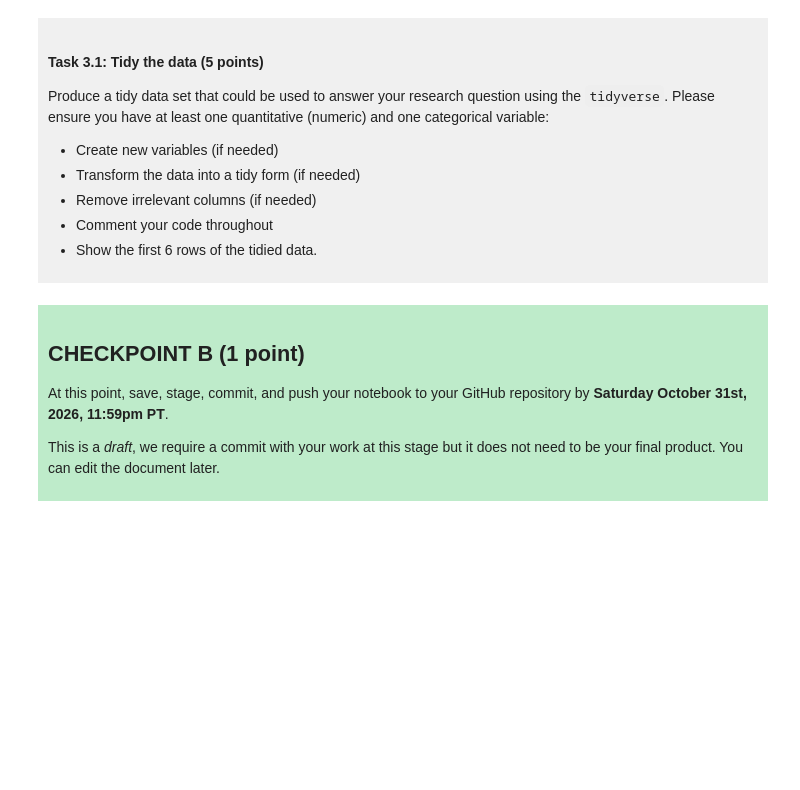
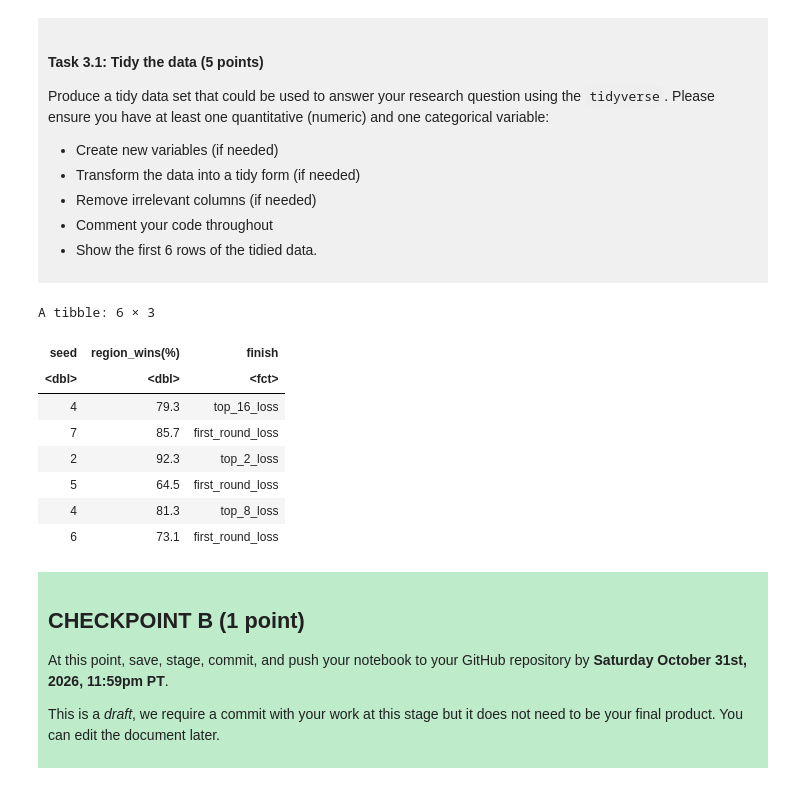
Before and after one commit to paulaherrera01/dsci-100-project-paula-herrera-trujillo, a Jupyter notebook: dsci-100-project-notebook.ipynb, the cells around one changed output. Drawn from its saved outputs; the diff is of its cells as text; code cells hidden in the pictures; blank space fills up the shorter version.

```diff
--- a/dsci-100-project-notebook.ipynb
+++ b/dsci-100-project-notebook.ipynb
@@ -211,7 +211,25 @@ Produce a tidy data set that could be used to answer your research question usin
 
 </div>
 # %%
-### EDIT THIS CODE CELL ###
+data_tidy<-data|>
+select(seed,
+       reg_wins_pct	,
+       tourney_finish)|>
+rename(finish=tourney_finish,"region_wins(%)"=reg_wins_pct)|>
+mutate(finish=as_factor(finish))
+head(data_tidy)
+#selected the columns needed for the classification problem
+#renamed toruney_finish and reg_wins_pct column for clarity and converted finish to factor to treat at categorical
+# %% [output]
+A tibble: 6 × 3
+| seed | region_wins(%) | finish |
+| <dbl> | <dbl> | <fct> |
+| 4 | 79.3 | top_16_loss |
+| 7 | 85.7 | first_round_loss |
+| 2 | 92.3 | top_2_loss |
+| 5 | 64.5 | first_round_loss |
+| 4 | 81.3 | top_8_loss |
+| 6 | 73.1 | first_round_loss |
 # %% [markdown]
 <div style="background-color: #beebca; padding: 10px;">
 
```
Also changed, not shown: parts of 1 cell of this notebook.
